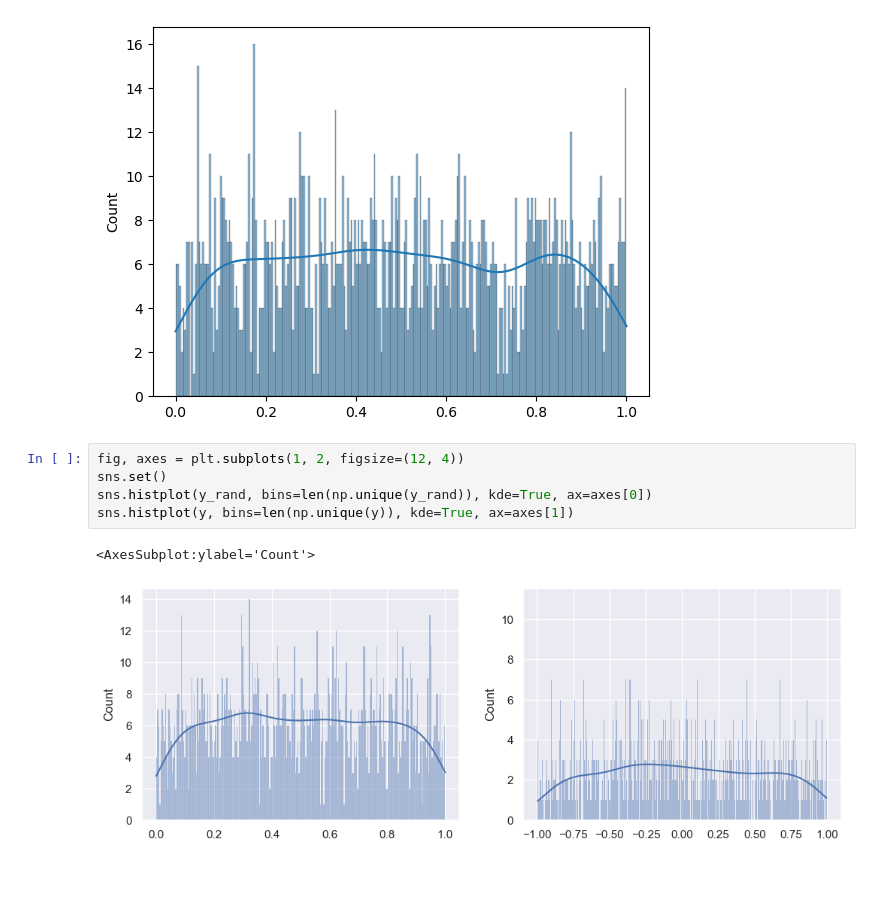
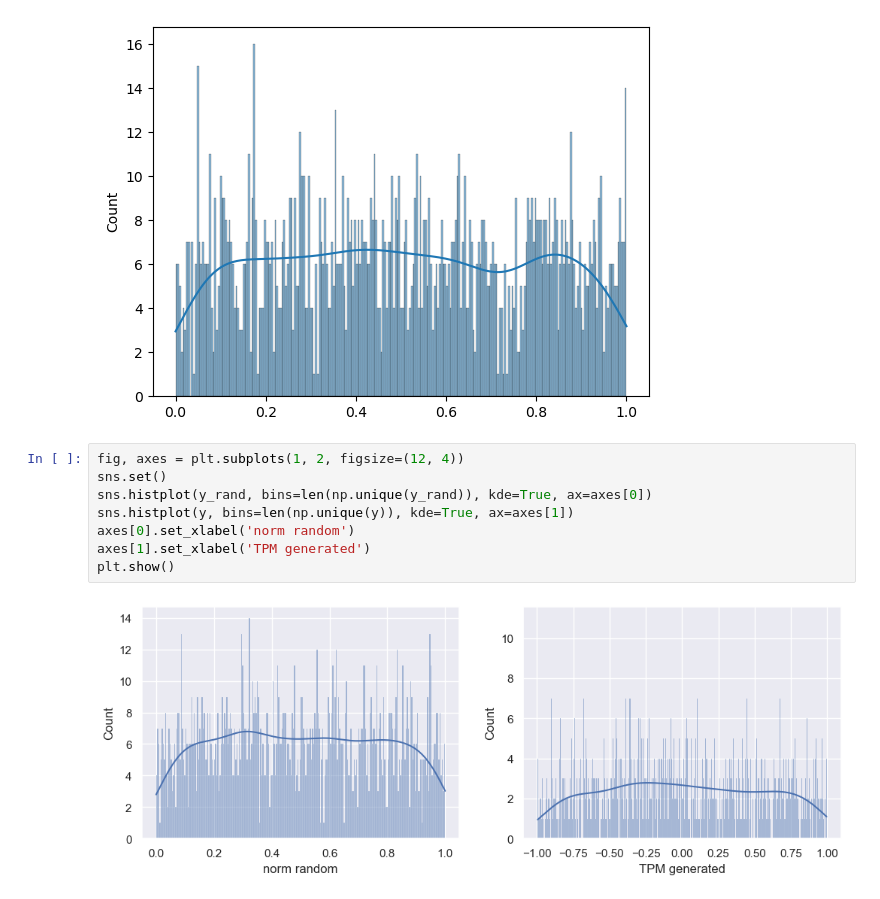
Before and after one commit to pschdl1c/TPM, a Jupyter notebook: test.ipynb, the cells around one changed output. Drawn from its saved outputs; the diff is of its cells as text.

```diff
--- a/test.ipynb
+++ b/test.ipynb
@@ -136,8 +122,10 @@ sns.histplot(y_rand, bins=len(np.unique(y_rand)), kde=True)
 # %%
 fig, axes = plt.subplots(1, 2, figsize=(12, 4))
 sns.set()
 sns.histplot(y_rand, bins=len(np.unique(y_rand)), kde=True, ax=axes[0])
 sns.histplot(y, bins=len(np.unique(y)), kde=True, ax=axes[1])
+axes[0].set_xlabel('norm random')
+axes[1].set_xlabel('TPM generated')
+plt.show()
 # %% [output]
-<AxesSubplot:ylabel='Count'>
-[figure, old version]
+[figure, new version]
```
Also changed, not shown: parts of 2 cells of this notebook.
